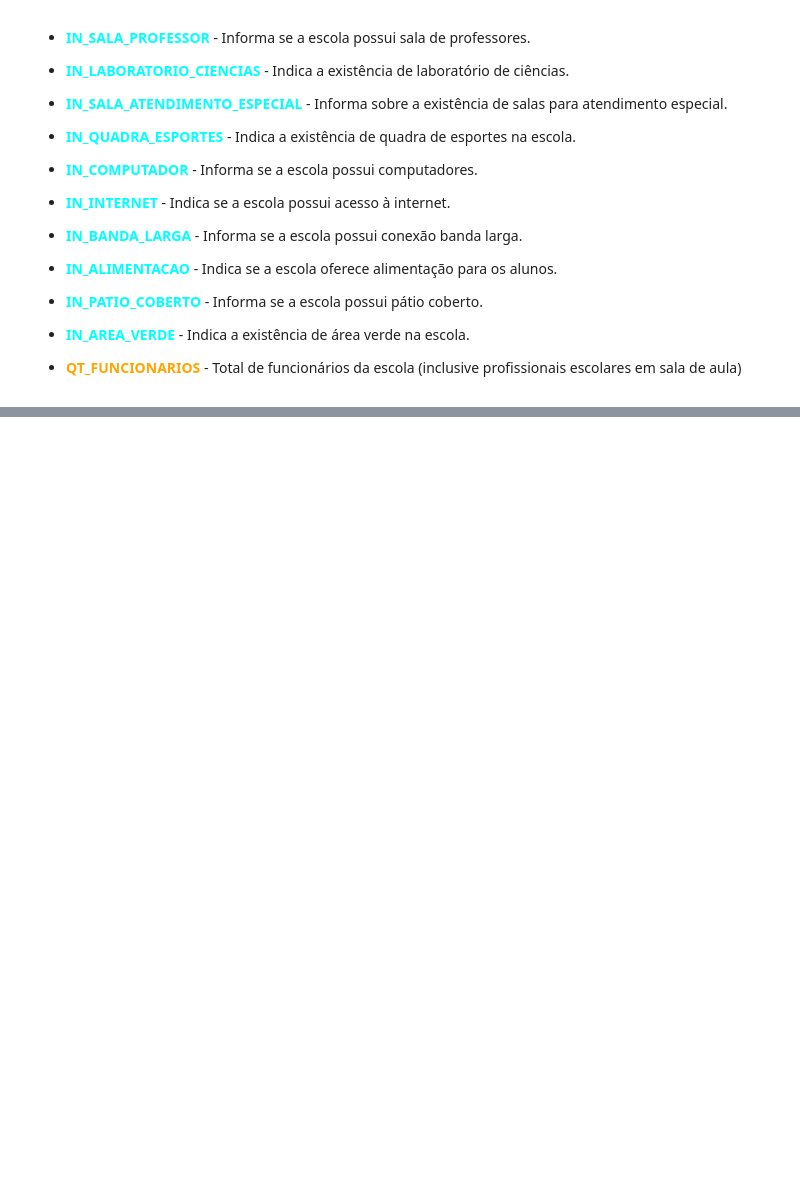
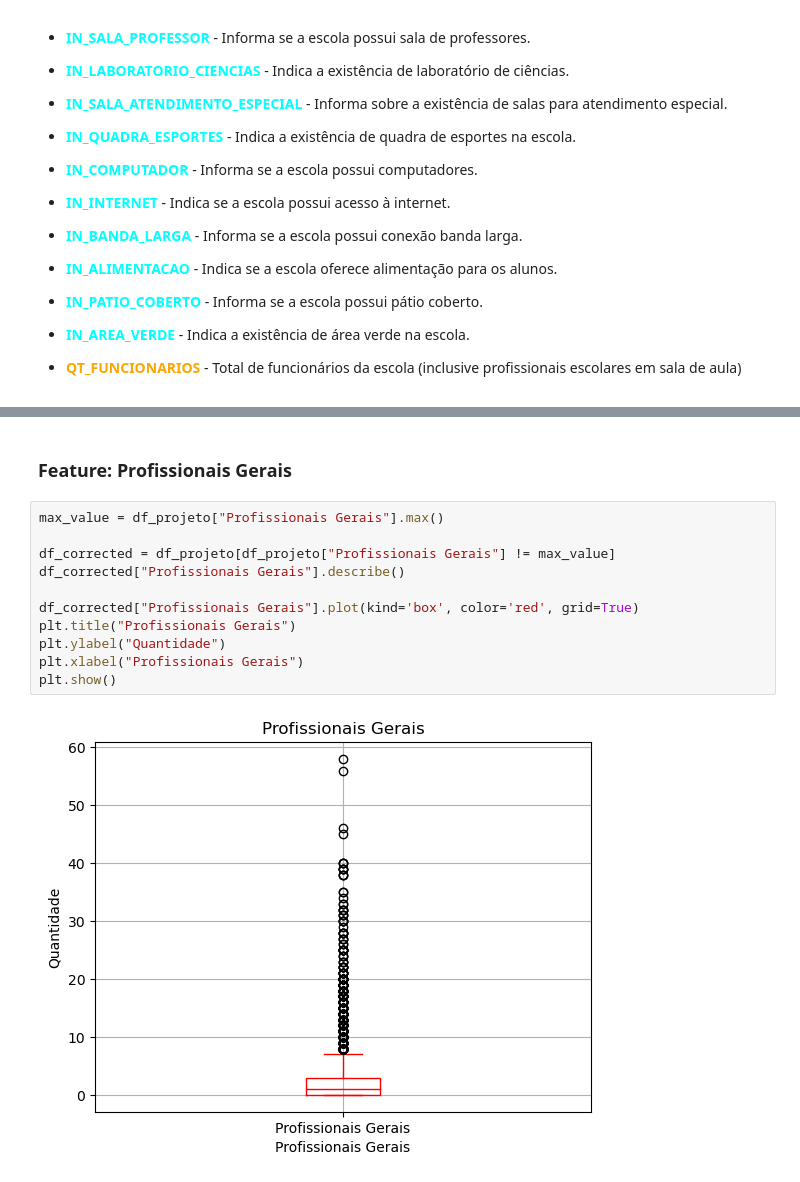
Before and after one commit to joaolindenberg/P2_CEDA2, a Jupyter notebook: main.ipynb, the cells around one changed output, grey strips where cells are left out. Cells and saved outputs as stored; diff of their text form; blank space fills up the shorter version.

```diff
--- a/main.ipynb
+++ b/main.ipynb
@@ -156,0 +323,15 @@ em sala de aula)
+# %% [markdown]
+### Feature: Profissionais Gerais
+# %%
+max_value = df_projeto["Profissionais Gerais"].max()
+
+df_corrected = df_projeto[df_projeto["Profissionais Gerais"] != max_value]
+df_corrected["Profissionais Gerais"].describe()
+
+df_corrected["Profissionais Gerais"].plot(kind='box', color='red', grid=True)
+plt.title("Profissionais Gerais")
+plt.ylabel("Quantidade")
+plt.xlabel("Profissionais Gerais")
+plt.show()
+# %% [output]
+[figure, added]
```
Also changed, not shown: parts of 37 cells of this notebook.
